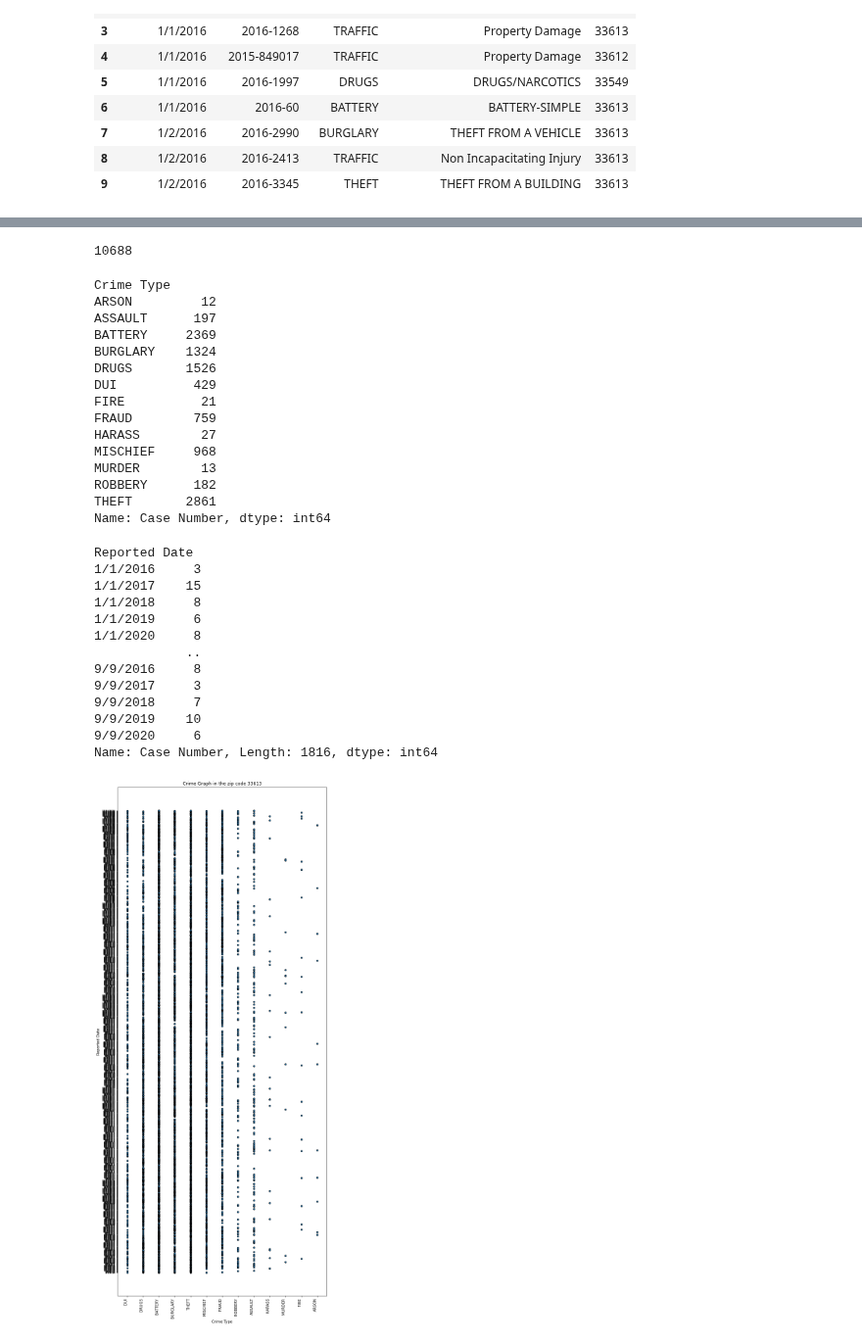
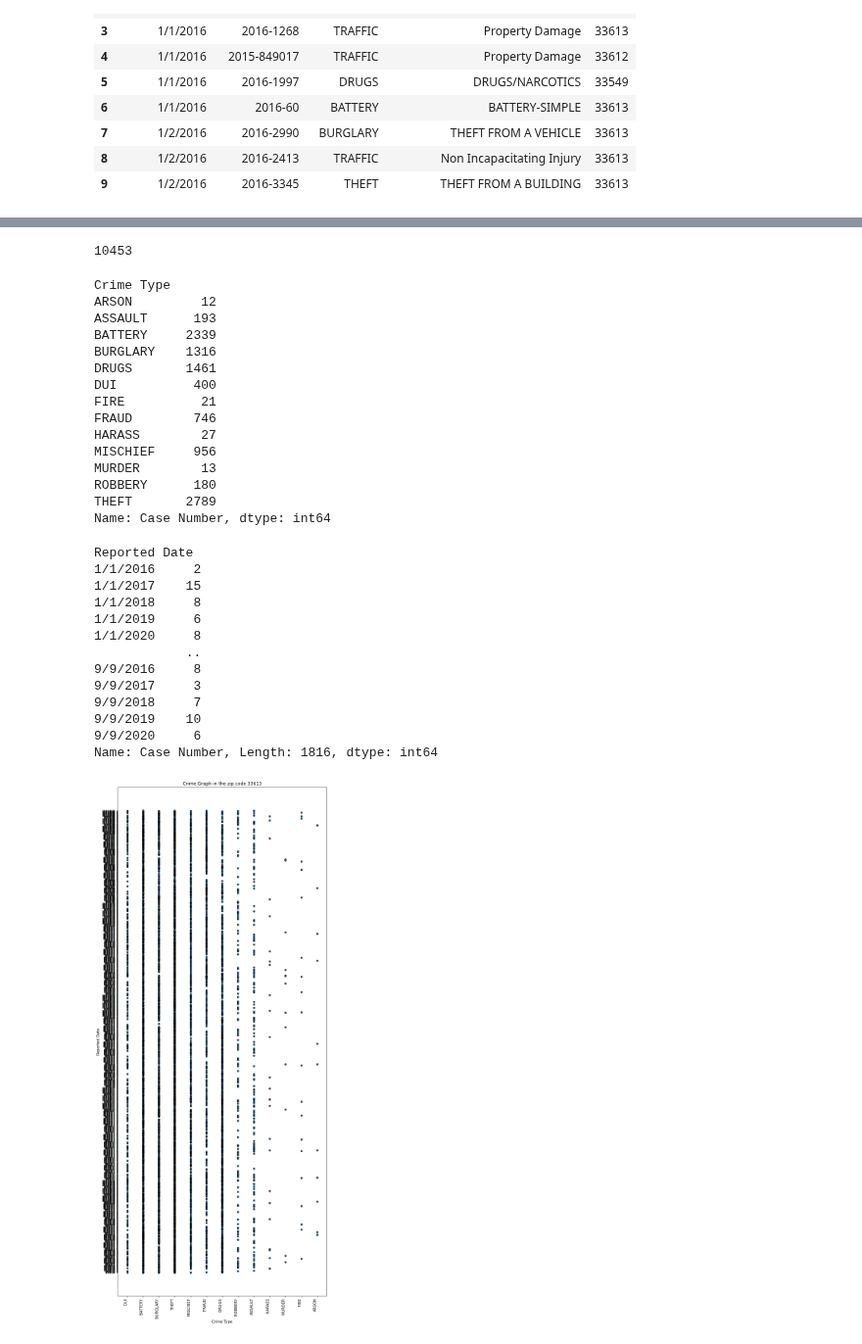
Before and after one commit to gregb23/Project1_Group4, a Jupyter notebook: SA/Codes/datacrimes33613-5y.ipynb, the cells around one changed output, grey strips where cells are left out. Shown at 98% size. Cells and saved outputs as stored; diff of their text form; code cells hidden in the pictures.

Commit message:
data_cleaning 2-8_6:24PMEST

```diff
--- a/SA/Codes/datacrimes33613-5y.ipynb
+++ b/SA/Codes/datacrimes33613-5y.ipynb
@@ -50,7 +50,8 @@ columns = [
 ]
 #create a new DF for non Traffic related crimes
 data_crime_no_traffic_df = reduced_crime_data_df.loc[reduced_crime_data_df["Crime Type"] != "TRAFFIC", columns]
-data_crime_no_traffic_df.head(10)
+data_crime_no_traffic_df_33613 = data_crime_no_traffic_df.loc[data_crime_no_traffic_df["zip"] == 33613, columns]
+data_crime_no_traffic_df_33613
 # %% [output]
 |  | Reported Date | Case Number | Crime Type | Crime Type Extension | zip |
 | 0 | 1/1/2016 | 2016-281 | DUI | DUI (DRIVING UNDER INFLUENCE) | 33613 |
@@ -66,35 +69,35 @@ data_crime_no_traffic_df.head(10)
 # %%
 #count all non traffic related crimes
-data_crime_no_traffic_df["Case Number"].count()
+data_crime_no_traffic_df_33613["Case Number"].count()
 # %% [output]
-10688
+10453
 # %%
 #list of crimes and count
-crime_type = data_crime_no_traffic_df.groupby("Crime Type")
+crime_type = data_crime_no_traffic_df_33613.groupby("Crime Type")
 crime_type["Case Number"].count()
 # %% [output]
 Crime Type
 ARSON         12
-ASSAULT      197
-BATTERY     2369
-BURGLARY    1324
-DRUGS       1526
-DUI          429
+ASSAULT      193
+BATTERY     2339
+BURGLARY    1316
+DRUGS       1461
+DUI          400
 FIRE          21
-FRAUD        759
+FRAUD        746
 HARASS        27
-MISCHIEF     968
+MISCHIEF     956
 MURDER        13
-ROBBERY      182
-THEFT       2861
+ROBBERY      180
+THEFT       2789
 Name: Case Number, dtype: int64
 # %%
 #dates when a crime had been recorded
-crime_date = data_crime_no_traffic_df.groupby("Reported Date")
+crime_date = data_crime_no_traffic_df_33613.groupby("Reported Date")
 crime_date["Case Number"].count()
 # %% [output]
 Reported Date
-1/1/2016     3
+1/1/2016     2
 1/1/2017    15
 1/1/2018     8
 1/1/2019     6
@@ -107,10 +110,10 @@ Reported Date
 9/9/2020     6
 Name: Case Number, Length: 1816, dtype: int64
 # %%
-data_crime_no_traffic_df.plot(kind="scatter", x="Crime Type", y="Reported Date", figsize=(10,25),
+data_crime_no_traffic_df_33613.plot(kind="scatter", x="Crime Type", y="Reported Date", figsize=(10,25),
                               facecolors="red", edgecolors="black", title="Crime Graph in the zip code 33613")
 plt.xticks(rotation=90,  horizontalalignment='right', fontweight='light', fontsize='medium',)
 plt.yticks(horizontalalignment='right', fontweight='light', fontsize=6)
 plt.show()
 # %% [output]
-[figure, old version]
+[figure, new version]
```
Also changed, not shown: parts of 1 cell of this notebook, 1 other file.
